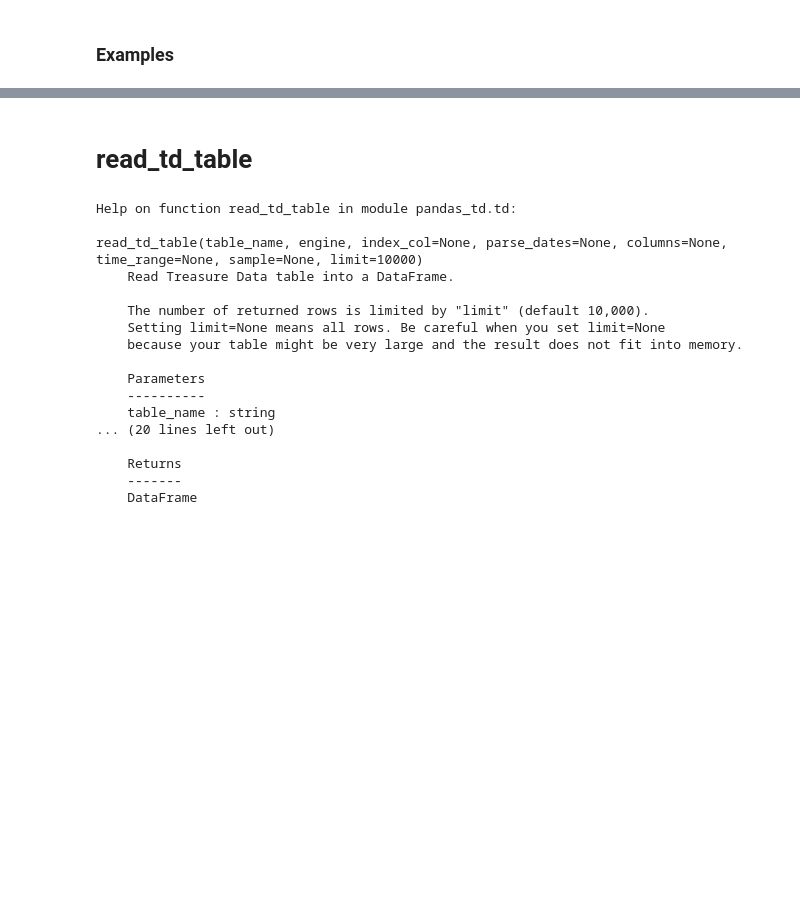
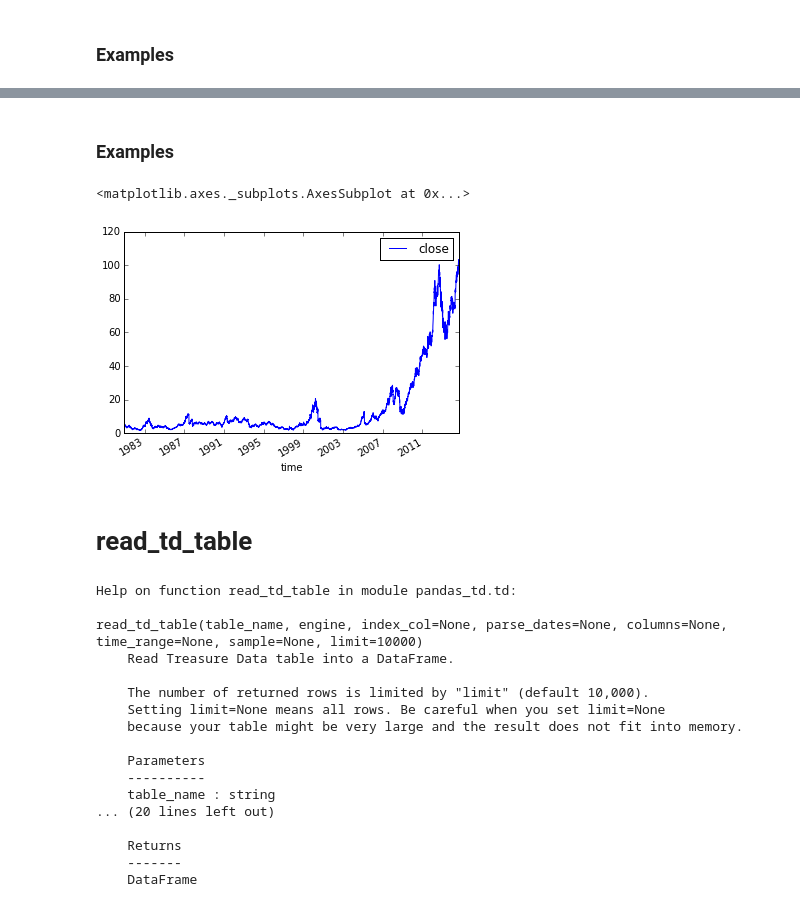
Before and after one commit to treasure-data/pandas-td, a Jupyter notebook: doc/tutorial.ipynb, the cells around one changed output, grey strips where cells are left out. Drawn from its saved outputs; the diff is of its cells as text; code cells hidden in the pictures; blank space fills up the shorter version.

Commit message:
Add read_td_job.

```diff
--- a/doc/tutorial.ipynb
+++ b/doc/tutorial.ipynb
@@ -141,3 +172,20 @@ df.plot()
+# %% [markdown]
+### Examples
+# %%
+import tdclient
+
+# Before using read_td_job, you need to issue a job separately
+client = tdclient.Client()
+job = client.query("sample_datasets",
+                   "select time, close from nasdaq where symbol='AAPL'",
+                   type="presto")
+# %%
+# Get the job result and convert it to a dataframe
+df = td.read_td_job(job.id, engine, index_col='time', parse_dates={'time': 's'})
+df.plot()
+# %% [output]
+<matplotlib.axes._subplots.AxesSubplot at 0x...>
+[figure, added]
 # %% [markdown]
 # read_td_table
 # %%
```
Also changed, not shown: parts of 12 cells of this notebook, 3 other files.
